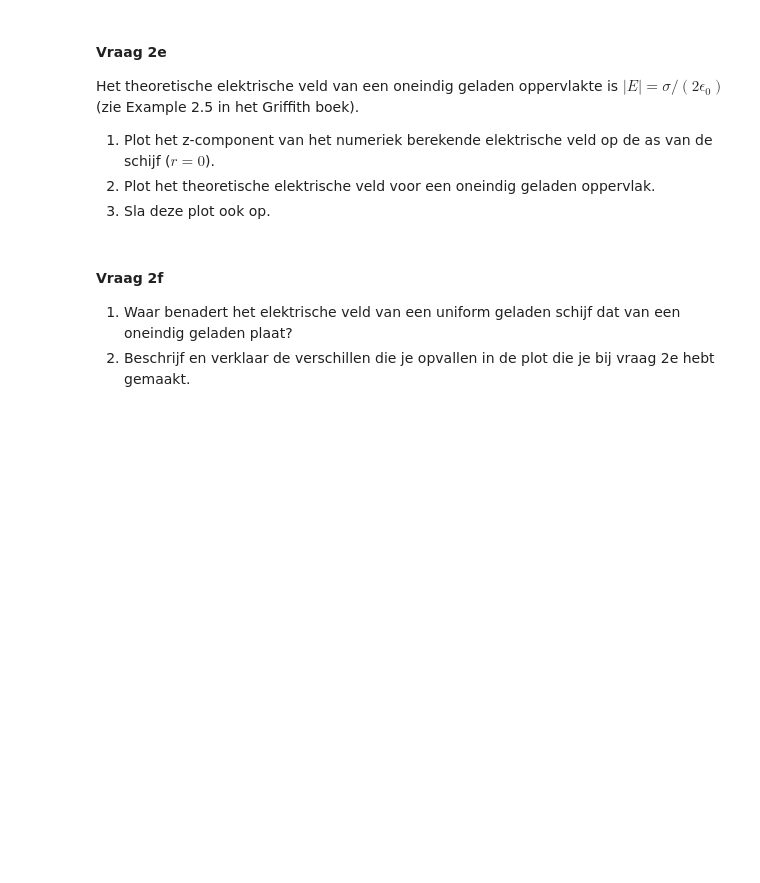
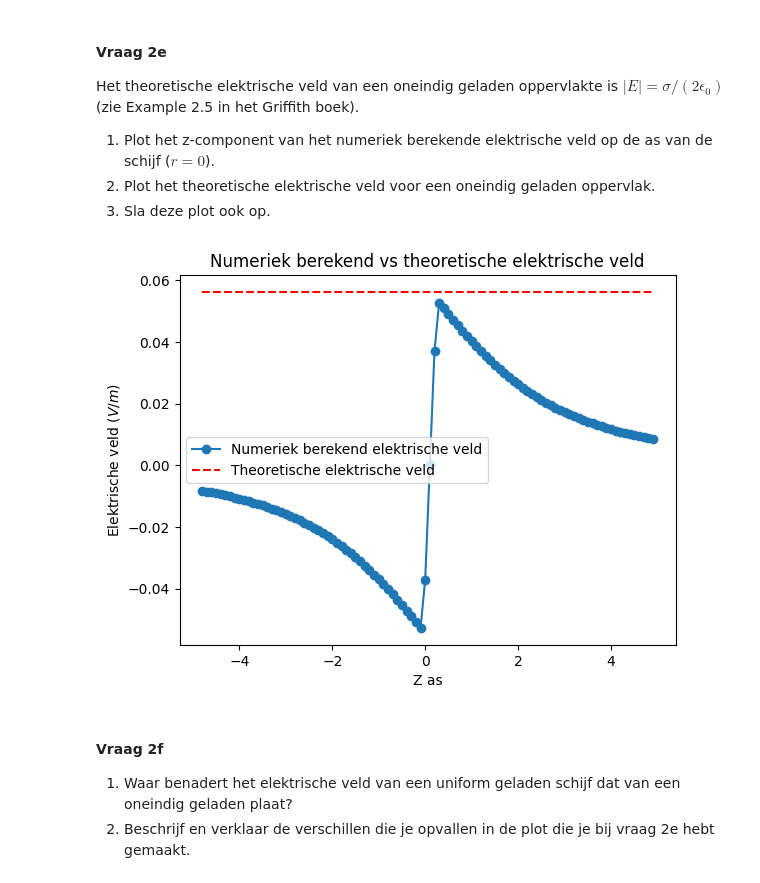
Before and after one commit to daantjebunschoten1-gif/opdrachten-DEF-D, a Jupyter notebook: DigitaleOntwerpopdrachten/1CondensatorOpdracht/CondensatorOntwerpopdracht.ipynb, the cells around one changed output. Saved outputs shown, nothing was run; the diff lists cells and outputs as text; code cells hidden in the pictures; blank space fills up the shorter version.

```diff
--- a/DigitaleOntwerpopdrachten/1CondensatorOpdracht/CondensatorOntwerpopdracht.ipynb
+++ b/DigitaleOntwerpopdrachten/1CondensatorOpdracht/CondensatorOntwerpopdracht.ipynb
@@ -261,9 +261,21 @@ Het theoretische elektrische veld van een oneindig geladen oppervlakte is $|E| =
 2. Plot het theoretische elektrische veld voor een oneindig geladen oppervlak.
 3. Sla deze plot ook op.
 # %%
-###
-###Hier jouw code###
-###
+z_Eplot = z[2:]
+E_numeriek = Ez[:,index_r_0]
+E_theoretisch = sigma / (2*epsilon0)
+
+plt.figure()
+plt.plot(z_Eplot,E_numeriek,"o-",label = "Numeriek berekend elektrische veld")
+plt.plot(z_Eplot,E_theoretisch*np.ones_like(z_Eplot),"r--",label="Theoretische elektrische veld")
+plt.xlabel("Z as")
+plt.ylabel("Elektrische veld ($V/m$)")
+plt.legend()
+plt.title("Numeriek berekend vs theoretische elektrische veld")
+plt.savefig("E_numeriekvstheoretische_Z_as_plot.png")
+plt.show()
+# %% [output]
+[figure, added]
 # %% [markdown]
 #### Vraag 2f
 1. Waar benadert het elektrische veld van een uniform geladen schijf dat van een oneindig geladen plaat?
```
Also changed, not shown: parts of 3 cells of this notebook, 2 other files.
